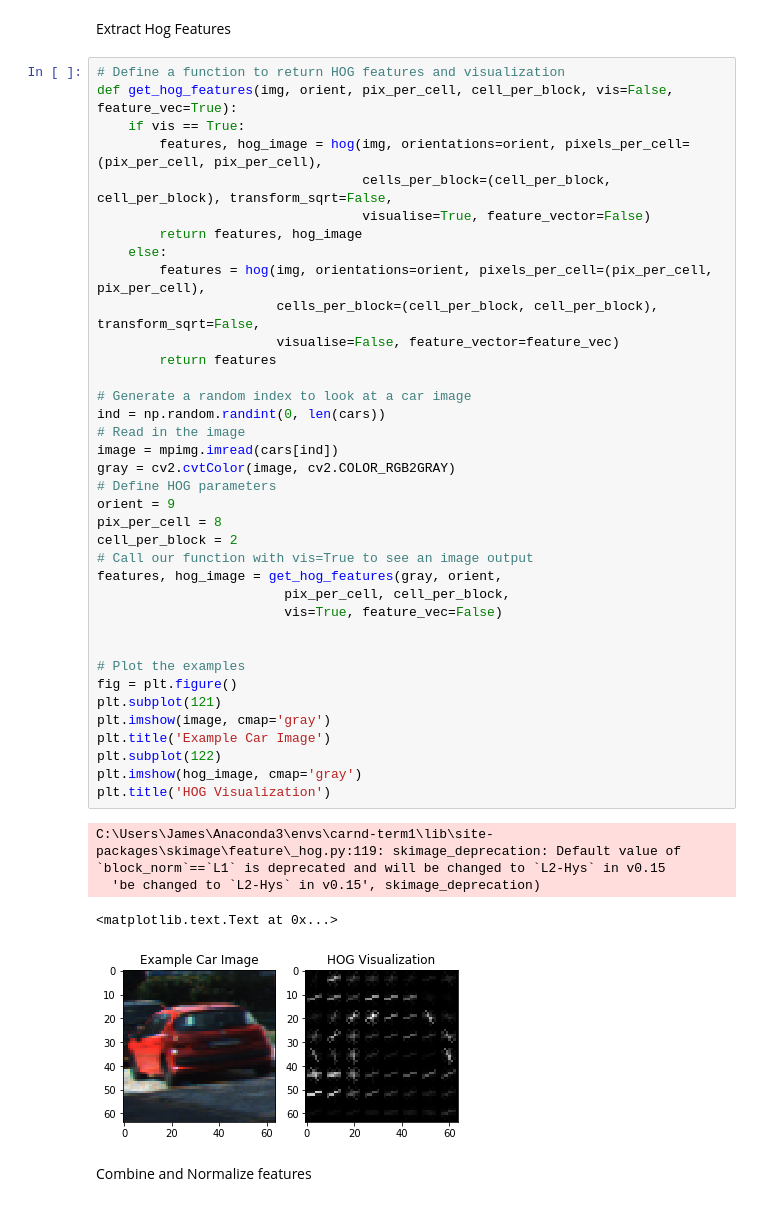
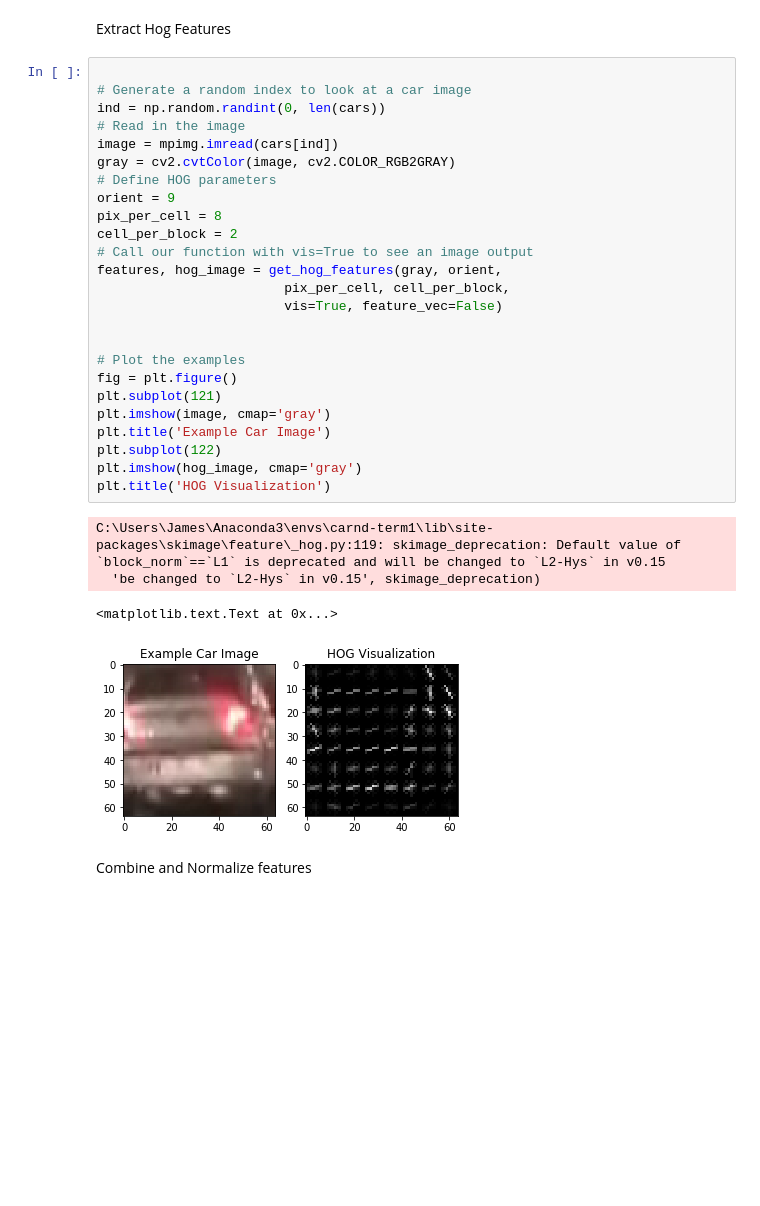
Before and after one commit to jtuckerdunn/CarND-Vehicle-Detection-P5, a Jupyter notebook: vehicle-detection.ipynb, the cells around one changed output. Drawn from its saved outputs; the diff is of its cells as text; blank space fills up the shorter version.

```diff
--- a/vehicle-detection.ipynb
+++ b/vehicle-detection.ipynb
@@ -266,47 +272,35 @@ of size:  (64, 64, 3)  and data type: float32
 # %% [markdown]
 Extract Hog Features
 # %%
-# Define a function to return HOG features and visualization
-def get_hog_features(img, orient, pix_per_cell, cell_per_block, vis=False, feature_vec=True):
-    if vis == True:
-        features, hog_image = hog(img, orientations=orient, pixels_per_cell=(pix_per_cell, pix_per_cell),
-                                  cells_per_block=(cell_per_block, cell_per_block), transform_sqrt=False,
-                                  visualise=True, feature_vector=False)
-        return features, hog_image
-    else:
-        features = hog(img, orientations=orient, pixels_per_cell=(pix_per_cell, pix_per_cell),
-                       cells_per_block=(cell_per_block, cell_per_block), transform_sqrt=False,
-                       visualise=False, feature_vector=feature_vec)
-        return features
 
 # Generate a random index to look at a car image
 ind = np.random.randint(0, len(cars))
 # Read in the image
 image = mpimg.imread(cars[ind])
 gray = cv2.cvtColor(image, cv2.COLOR_RGB2GRAY)
 # Define HOG parameters
 orient = 9
 pix_per_cell = 8
 cell_per_block = 2
 # Call our function with vis=True to see an image output
 features, hog_image = get_hog_features(gray, orient,
                         pix_per_cell, cell_per_block,
                         vis=True, feature_vec=False)
 
 
 # Plot the examples
 fig = plt.figure()
 plt.subplot(121)
 plt.imshow(image, cmap='gray')
 plt.title('Example Car Image')
 plt.subplot(122)
 plt.imshow(hog_image, cmap='gray')
 plt.title('HOG Visualization')
 # %% [output]
 C:\Users\James\Anaconda3\envs\carnd-term1\lib\site-packages\skimage\feature\_hog.py:119: skimage_deprecation: Default value of `block_norm`==`L1` is deprecated and will be changed to `L2-Hys` in v0.15
   'be changed to `L2-Hys` in v0.15', skimage_deprecation)
 <matplotlib.text.Text at 0x...>
-[figure, old version]
+[figure, new version]
 # %% [markdown]
 Combine and Normalize features
 # %%
```
Also changed, not shown: parts of 15 cells of this notebook, 1 other file.
